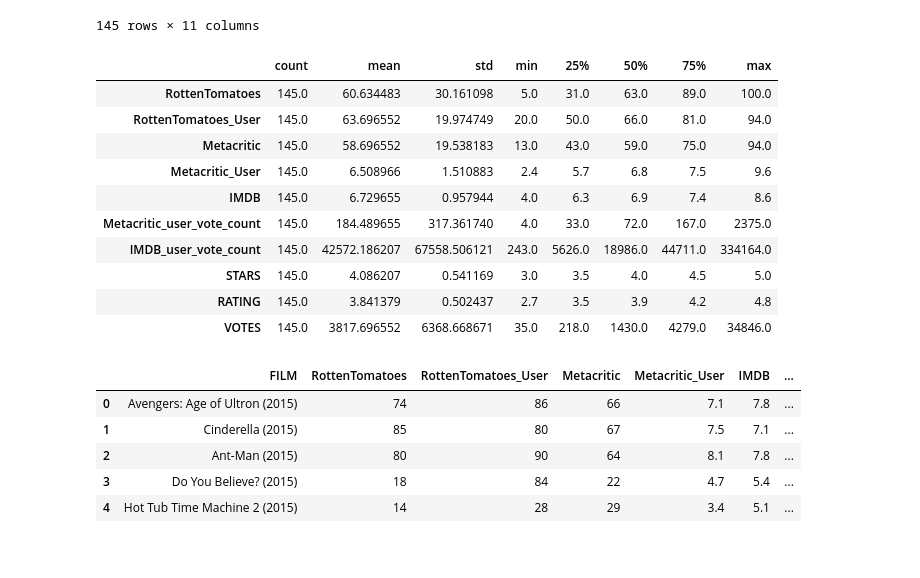
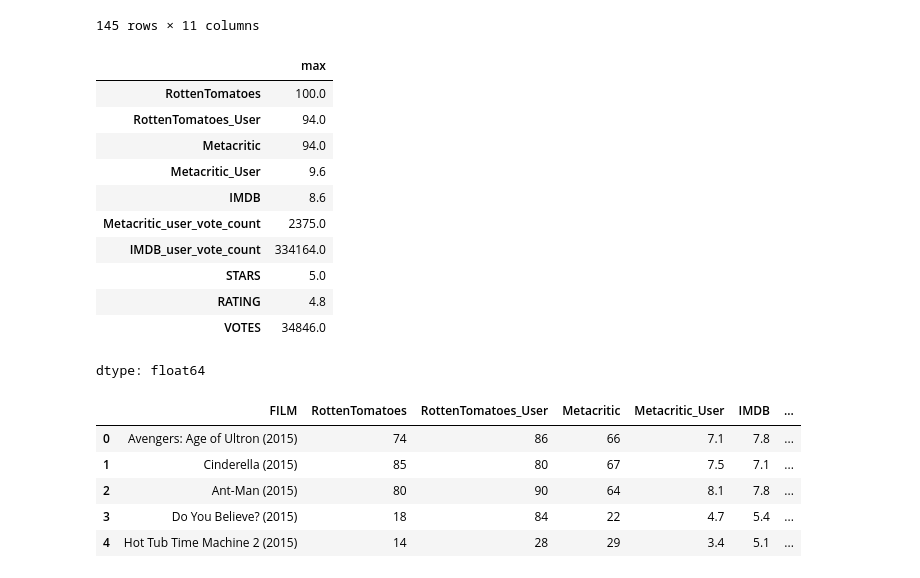
Before and after one commit to ibrahim10sy/learn-python, a Jupyter notebook: projet4.ipynb, the cells around one changed output. Cells and saved outputs as stored; diff of their text form; code cells hidden in the pictures.

```diff
--- a/projet4.ipynb
+++ b/projet4.ipynb
@@ -31,19 +31,20 @@ df
 145 rows × 11 columns
 # %%
 # Description
-df.describe().transpose()
+df.describe().transpose()['max']
 # %% [output]
-|  | count | mean | std | min | 25% | 50% | 75% | max |
-| RottenTomatoes | 145.0 | 60.634483 | 30.161098 | 5.0 | 31.0 | 63.0 | 89.0 | 100.0 |
-| RottenTomatoes_User | 145.0 | 63.696552 | 19.974749 | 20.0 | 50.0 | 66.0 | 81.0 | 94.0 |
-| Metacritic | 145.0 | 58.696552 | 19.538183 | 13.0 | 43.0 | 59.0 | 75.0 | 94.0 |
-| Metacritic_User | 145.0 | 6.508966 | 1.510883 | 2.4 | 5.7 | 6.8 | 7.5 | 9.6 |
-| IMDB | 145.0 | 6.729655 | 0.957944 | 4.0 | 6.3 | 6.9 | 7.4 | 8.6 |
-| Metacritic_user_vote_count | 145.0 | 184.489655 | 317.361740 | 4.0 | 33.0 | 72.0 | 167.0 | 2375.0 |
-| IMDB_user_vote_count | 145.0 | 42572.186207 | 67558.506121 | 243.0 | 5626.0 | 18986.0 | 44711.0 | 334164.0 |
-| STARS | 145.0 | 4.086207 | 0.541169 | 3.0 | 3.5 | 4.0 | 4.5 | 5.0 |
-| RATING | 145.0 | 3.841379 | 0.502437 | 2.7 | 3.5 | 3.9 | 4.2 | 4.8 |
-| VOTES | 145.0 | 3817.696552 | 6368.668671 | 35.0 | 218.0 | 1430.0 | 4279.0 | 34846.0 |
+|  | max |
+| RottenTomatoes | 100.0 |
+| RottenTomatoes_User | 94.0 |
+| Metacritic | 94.0 |
+| Metacritic_User | 9.6 |
+| IMDB | 8.6 |
+| Metacritic_user_vote_count | 2375.0 |
+| IMDB_user_vote_count | 334164.0 |
+| STARS | 5.0 |
+| RATING | 4.8 |
+| VOTES | 34846.0 |
+dtype: float64
 # %%
 # Normalisation des valeurs
 # %%
```
Also changed, not shown: parts of 13 cells of this notebook.
